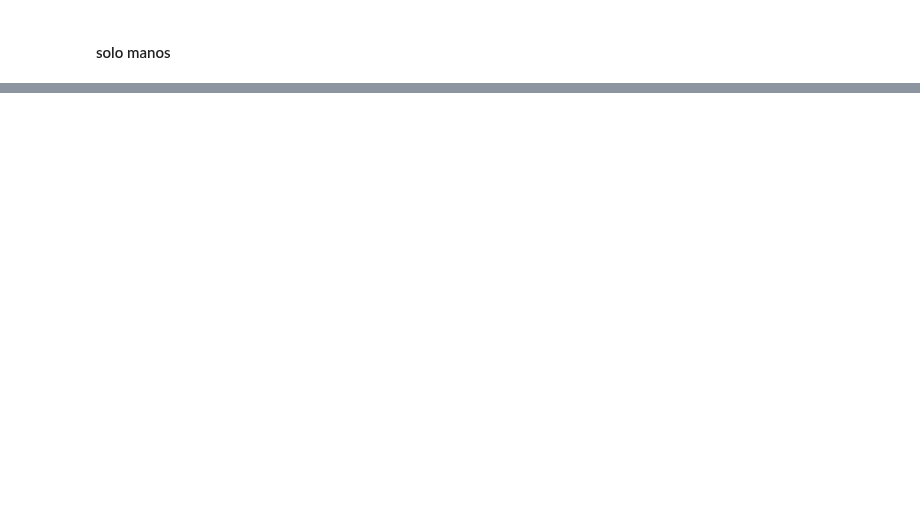
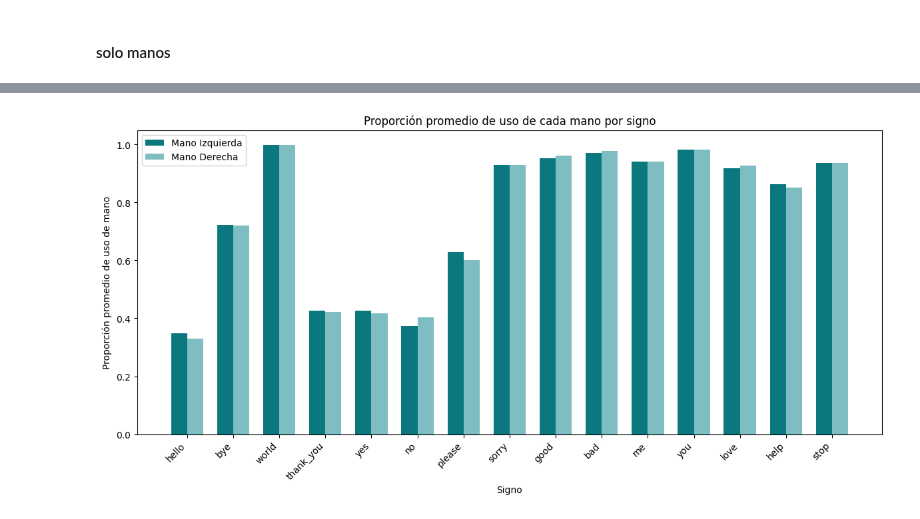
Before and after one commit to Beellee/asl-gesture-recognition, a Jupyter notebook: code/documentacion.ipynb, the cells around one changed output, grey strips where cells are left out. Drawn from its saved outputs; the diff is of its cells as text; code cells hidden in the pictures; blank space fills up the shorter version.

```diff
--- a/code/documentacion.ipynb
+++ b/code/documentacion.ipynb
@@ -153,0 +281,16 @@ cv2.destroyAllWindows()
+# %%
+# Gráfico 1: Proporción de manos por signo
+plt.figure(figsize=(12, 6))
+x = np.arange(len(signs))
+width = 0.35
+plt.bar(x - width/2, mean_left, width, label='Mano Izquierda', color='#0b7880')
+plt.bar(x + width/2, mean_right, width, label='Mano Derecha', color='#7ebdc1')
+plt.xticks(x, signs, rotation=45, ha='right')
+plt.xlabel('Signo')
+plt.ylabel('Proporción promedio de uso de mano')
+plt.title('Proporción promedio de uso de cada mano por signo')
+plt.legend()
+plt.tight_layout()
+plt.show()
+# %% [output]
+[figure, added]
```
Also changed, not shown: parts of 9 cells of this notebook, 21 other files.
